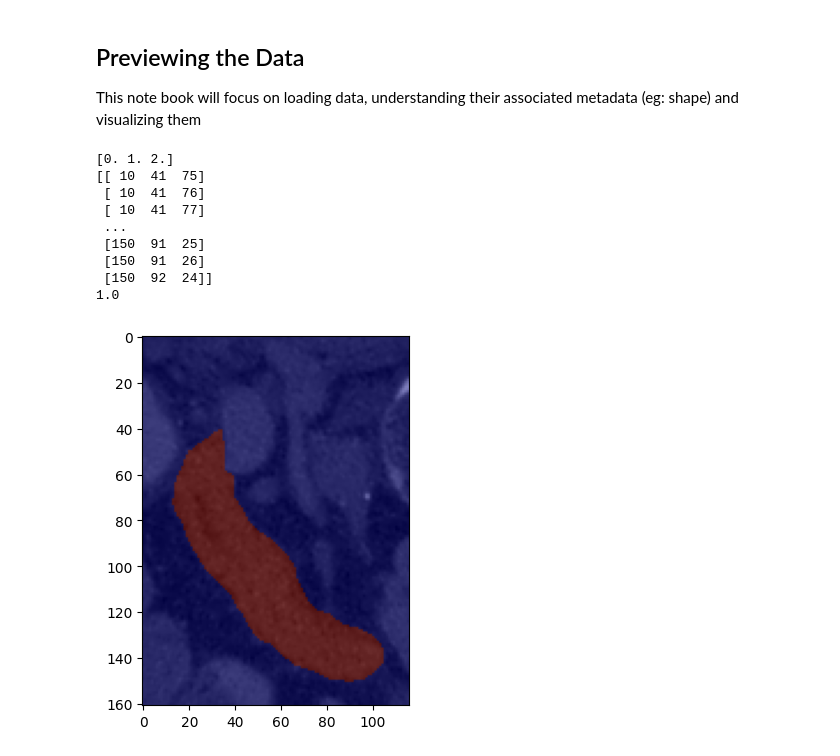
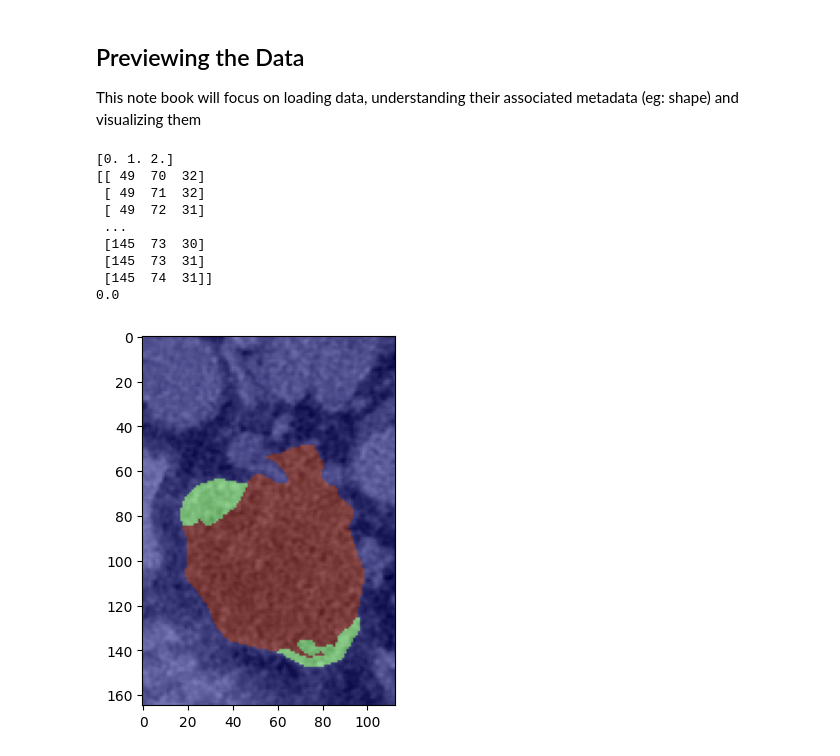
Before and after one commit to Phiruby/pancreas_lesion_segmentation, a Jupyter notebook: notebooks/preview_data.ipynb, the cells around one changed output. Drawn from its saved outputs; the diff is of its cells as text; code cells hidden in the pictures.

```diff
--- a/notebooks/preview_data.ipynb
+++ b/notebooks/preview_data.ipynb
@@ -7,8 +7,8 @@ import nibabel as nib
 import numpy as np
 
 # Load the image
-image = nib.load("C:/Users/viloh/Documents/M31 Task/data/train/subtype0/quiz_0_041_0000.nii.gz")
-image_segment = nib.load("C:/Users/viloh/Documents/M31 Task/data/train/subtype0/quiz_0_041.nii.gz")
+image = nib.load("C:\\Users\\viloh\\Documents\\M31 Task\\Unet_data\\raw\\Dataset001_M31Pancreas\\imagesTr\\quiz_2_214_0000.nii.gz")
+image_segment = nib.load("C:\\Users\\viloh\\Documents\\M31 Task\\Unet_data\\raw\\Dataset001_M31Pancreas\\labelsTr\\quiz_2_214.nii.gz")
 # label = nib.load("label.nii.gz")
 
 # Ensure consistent orientation and voxel size
@@ -18,23 +18,23 @@ image_segment = image_segment.get_fdata()
 # %%
 unique_values = np.unique(image_segment)
 print(unique_values)
-non_zero_indices = np.argwhere(image_segment != 0)
+non_zero_indices = np.argwhere(image_segment == 2)
 print(non_zero_indices)
 print(image_segment[150][91][25])
 # %% [output]
 [0. 1. 2.]
-[[ 10  41  75]
- [ 10  41  76]
- [ 10  41  77]
+[[ 49  70  32]
+ [ 49  71  32]
+ [ 49  72  31]
  ...
- [150  91  25]
- [150  91  26]
- [150  92  24]]
-1.0
+ [145  73  30]
+ [145  73  31]
+ [145  74  31]]
+0.0
 # %%
 import matplotlib.pyplot as plt
-plt.imshow(image_data[:,:,25], cmap="gray")
-plt.imshow(image_segment[:,:,25], cmap="jet", alpha=0.5)
+plt.imshow(image_data[:,:,32], cmap="gray")
+plt.imshow(image_segment[:,:,32], cmap="jet", alpha=0.5)
 plt.show()
 # %% [output]
-[figure, old version]
+[figure, new version]
```
Also changed, not shown: 2 other files.
